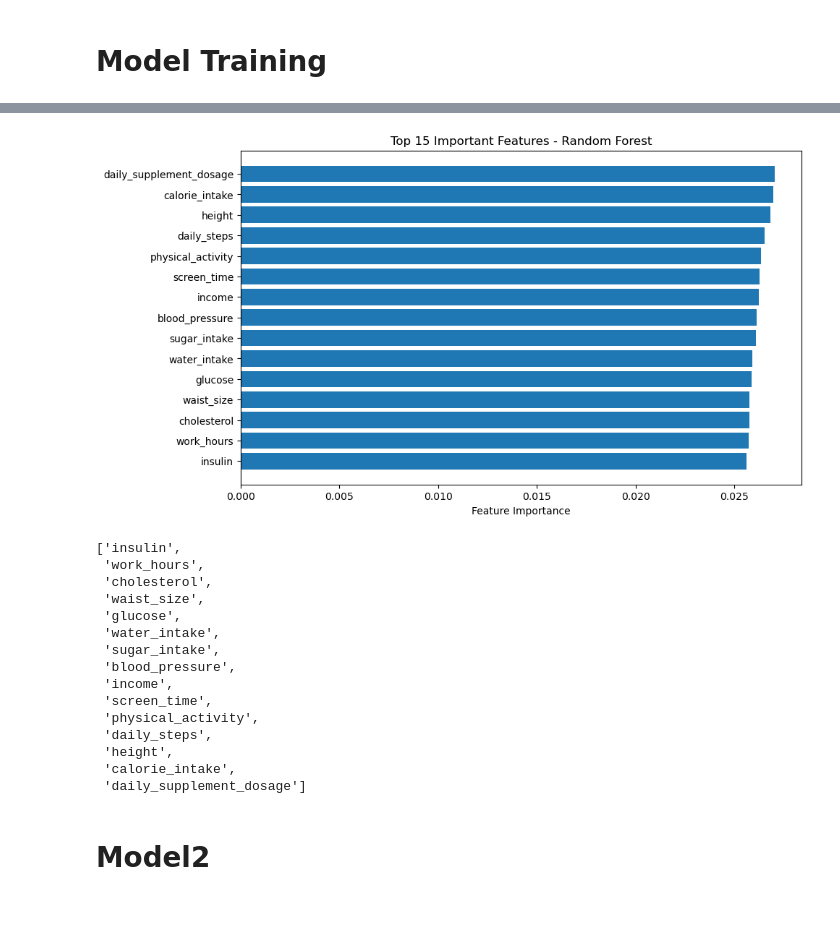
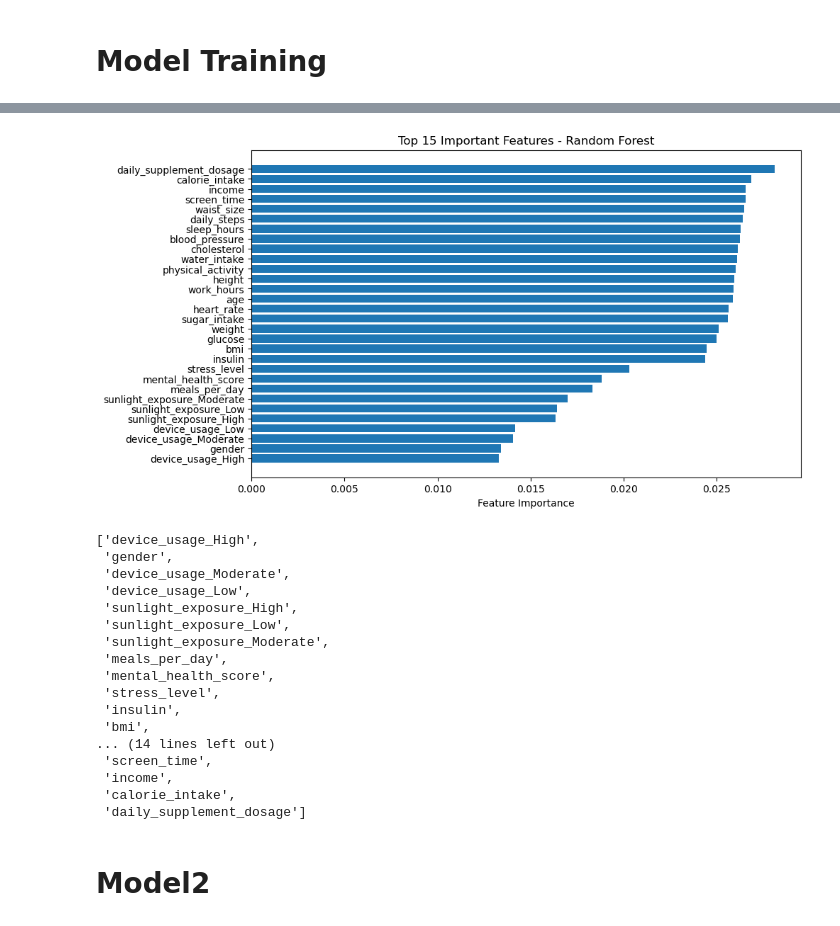
Before and after one commit to Tiyani-source/Disease_Risk_Prediction_from_Daily_Habits, a Jupyter notebook: training/Linal/training.ipynb, the cells around one changed output, grey strips where cells are left out. Cells and saved outputs as stored; diff of their text form; code cells hidden in the pictures.

```diff
--- a/training/Linal/training.ipynb
+++ b/training/Linal/training.ipynb
@@ -508,38 +494,40 @@ weighted avg       0.52      0.72      0.61      2000
 # %%
 # Get feature importance
 importances = rf.feature_importances_
 feature_names = X_train.columns  # original column names
 
 # Sort by importance
 indices = np.argsort(importances)[::-1]
 
 # Display top 15 features
-top_n = 15
+top_n = 30
 plt.figure(figsize=(10,6))
 plt.barh(range(top_n), importances[indices][:top_n][::-1], align="center")
 plt.yticks(range(top_n), [feature_names[i] for i in indices[:top_n]][::-1])
 plt.xlabel("Feature Importance")
 plt.title("Top 15 Important Features - Random Forest")
 plt.show()
 # %% [output]
-[figure, old version]
+[figure, new version]
 # %%
 important_fea = [feature_names[i] for i in indices[:top_n]][::-1]
 important_fea
 # %% [output]
-['insulin',
- 'work_hours',
- 'cholesterol',
- 'waist_size',
- 'glucose',
- 'water_intake',
- 'sugar_intake',
- 'blood_pressure',
+['device_usage_High',
+ 'gender',
+ 'device_usage_Moderate',
+ 'device_usage_Low',
+ 'sunlight_exposure_High',
+ 'sunlight_exposure_Low',
+ 'sunlight_exposure_Moderate',
+ 'meals_per_day',
+ 'mental_health_score',
+ 'stress_level',
+ 'insulin',
+ 'bmi',
+... (14 lines left out)
+ 'screen_time',
  'income',
- 'screen_time',
- 'physical_activity',
- 'daily_steps',
- 'height',
  'calorie_intake',
  'daily_supplement_dosage']
 # %% [markdown]
```
Also changed, not shown: parts of 13 cells of this notebook.
